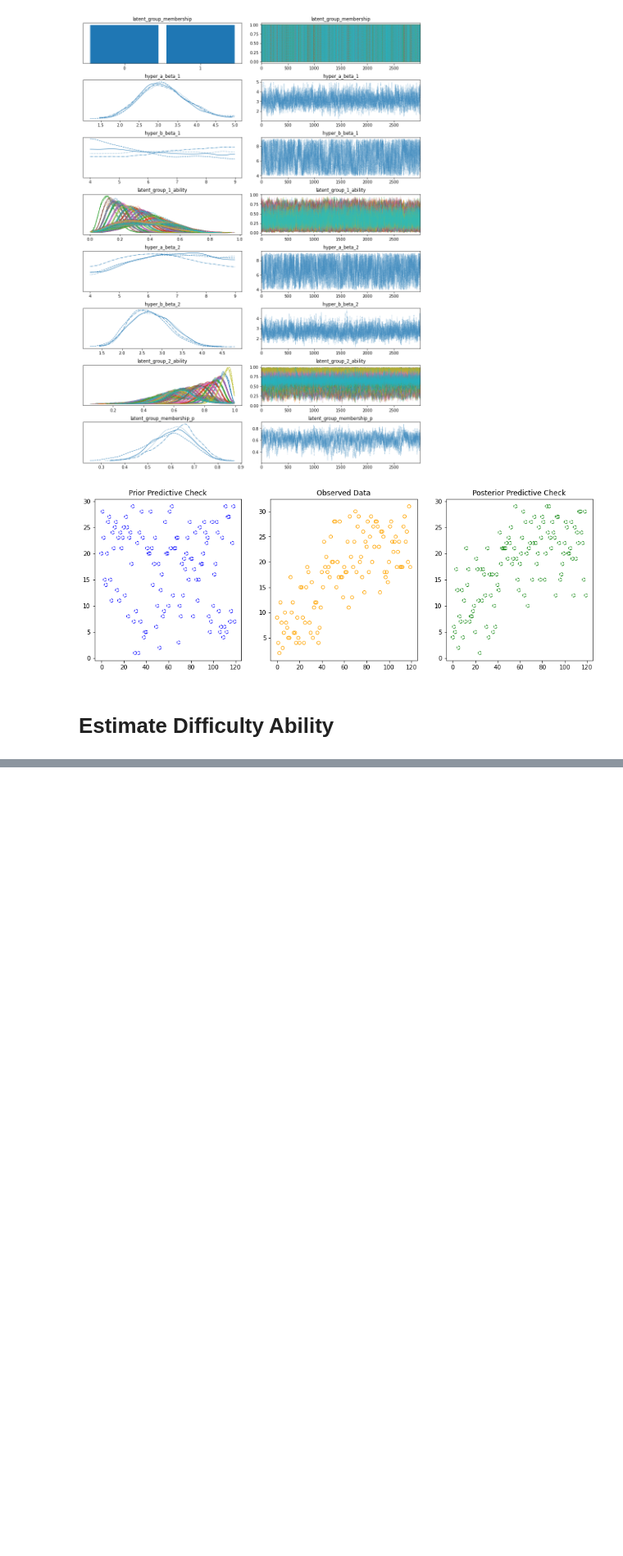
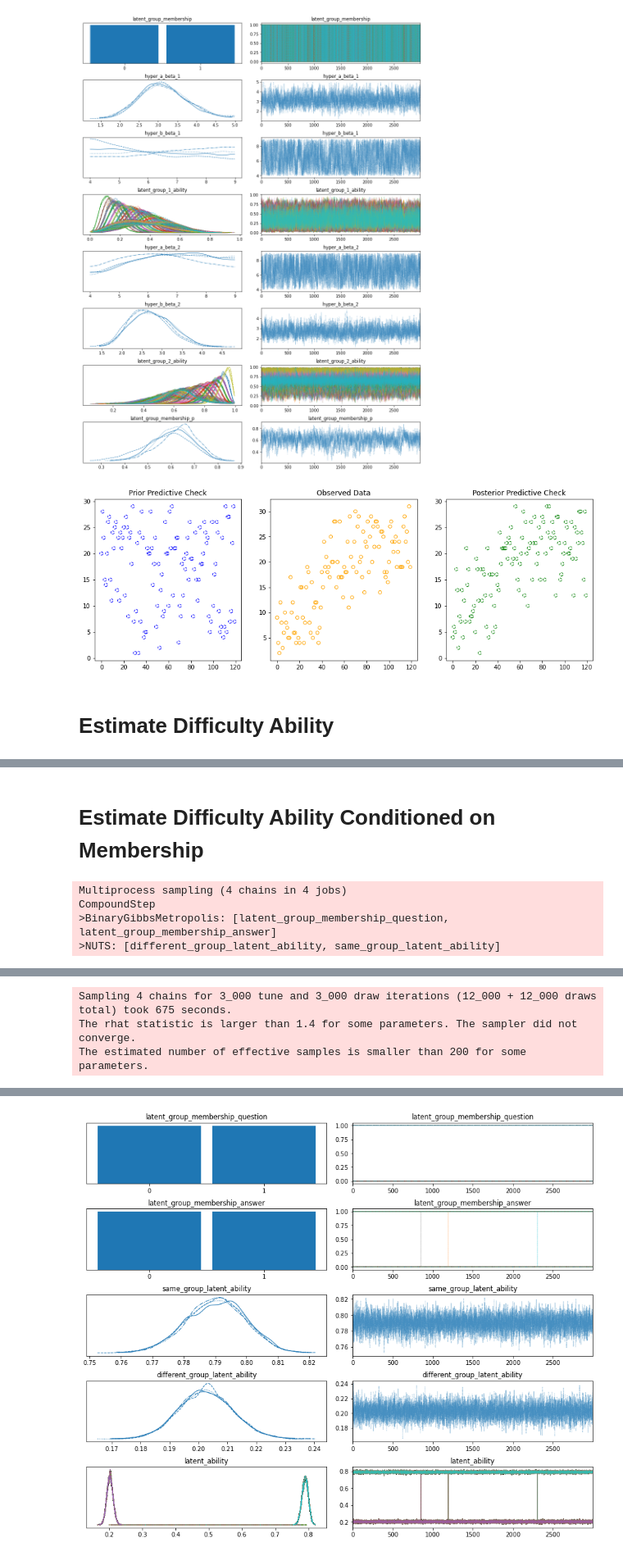
Before and after one commit to vb690/learning_bayes, a Jupyter notebook: books/bayesian_cognitive_modelling/chapter_6.ipynb, the cells around one changed output, grey strips where cells are left out. Shown at 82% size. Drawn from its saved outputs; the diff is of its cells as text; code cells hidden in the pictures; blank space fills up the shorter version.

```diff
--- a/books/bayesian_cognitive_modelling/chapter_6.ipynb
+++ b/books/bayesian_cognitive_modelling/chapter_6.ipynb
@@ -232,0 +245,63 @@ visualize_matrices(
+# %% [markdown]
+# Estimate Difficulty Ability Conditioned on Membership
+# %%
+POPC_KWARGS_DIFF_AB_COND={
+    'samples': 1000,
+    'var_names': ['latent_ability']
+}
+
+questions = 31
+abilities = 120
+
+abilities_questions_idx = list(
+    itertools.product(
+        [ability for ability in range(abilities)],
+        [question for question in range(questions)],
+    )
+)
+
+ps = []
+answer_idx = []
+question_idx = []
+for (ab_idx, ques_idx) in abilities_questions_idx:
+
+    answer_idx.append(ab_idx)
+    question_idx.append(ques_idx)
+    if ab_idx <= abilities // 2 and ques_idx <= questions // 2:
+        ps.append(0.8)
+    elif ab_idx > abilities // 2 and ques_idx > questions // 2:
+        ps.append(0.8)
+    else:
+        ps.append(0.2)
+
+answer_idx = np.array(answer_idx)
+question_idx = np.array(question_idx)
+observed_answers = np.random.binomial(n=1, p=ps)
+
+model=estimate_conditional_difficulty_ability(
+    observed_answers=observed_answers,
+    question_idx=question_idx,
+    answer_idx=answer_idx,
+    beta_kwargs={
+        'alpha': 3,
+        'beta': 2
+    },
+    bernoulli_question_kwargs={
+        'p': 0.5
+    },
+    bernoulli_answer_kwargs={
+        'p': 0.5
+    }
+)
+plate, prpc, trace, popc = validate_model(
+    model,
+    PRPC_KWARGS,
+    SAMPLING_KWARGS,
+    POPC_KWARGS_DIFF_AB_COND
+)
+plate
+# %% [output]
+Multiprocess sampling (4 chains in 4 jobs)
+CompoundStep
+>BinaryGibbsMetropolis: [latent_group_membership_question, latent_group_membership_answer]
+>NUTS: [different_group_latent_ability, same_group_latent_ability]
@@ -232,0 +309,3 @@ visualize_matrices(
+Sampling 4 chains for 3_000 tune and 3_000 draw iterations (12_000 + 12_000 draws total) took 675 seconds.
+The rhat statistic is larger than 1.4 for some parameters. The sampler did not converge.
+The estimated number of effective samples is smaller than 200 for some parameters.
@@ -232,0 +314 @@ visualize_matrices(
+[figure, added]
```
Also changed, not shown: parts of 5 cells of this notebook, 2 other files.
